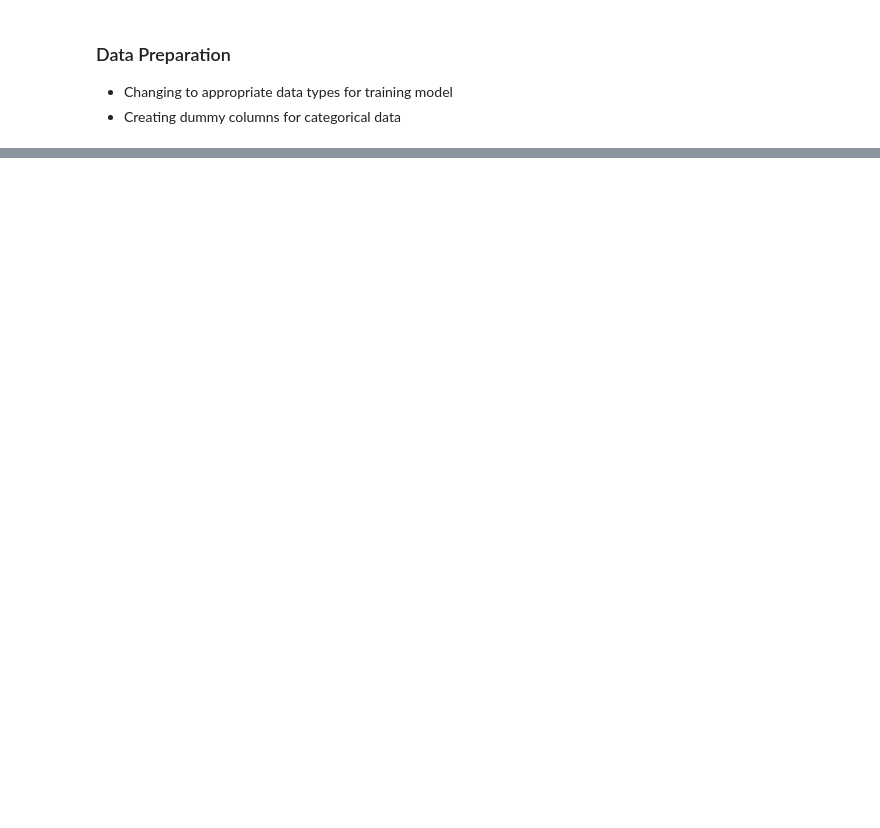
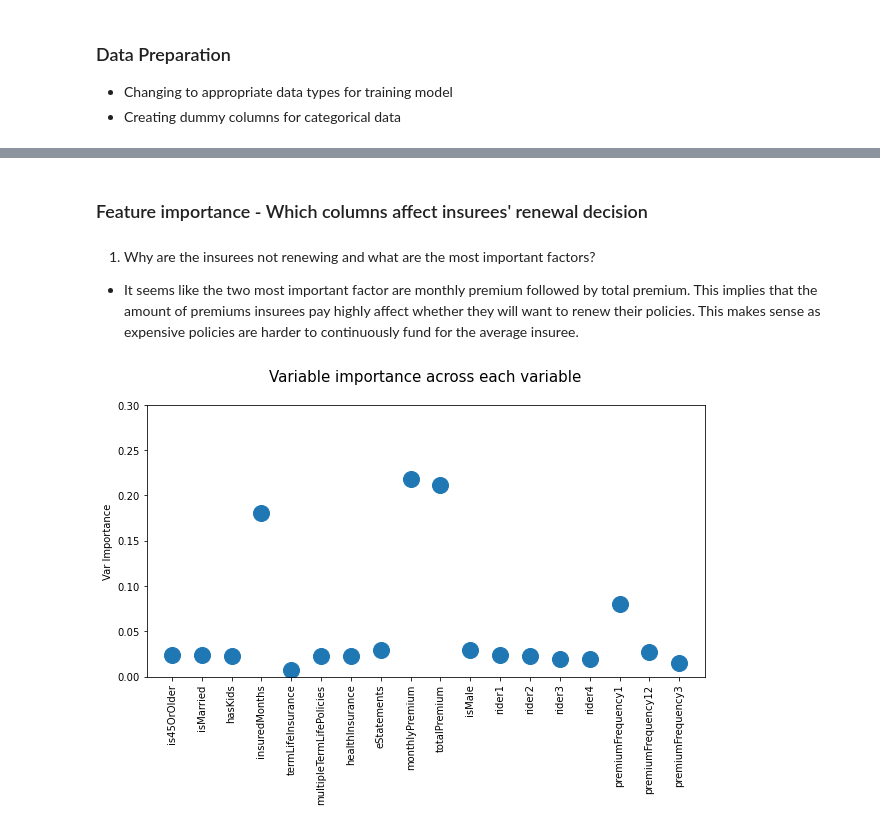
Before and after one commit to tayhuihong/VICA_submission, a Jupyter notebook: task1.ipynb, the cells around one changed output, grey strips where cells are left out. Cells and saved outputs as stored; diff of their text form; code cells hidden in the pictures; blank space fills up the shorter version.

```diff
--- a/task1.ipynb
+++ b/task1.ipynb
@@ -328,0 +409,17 @@ plt.show()
+# %% [markdown]
+### Feature importance - Which columns affect insurees' renewal decision
+# %% [markdown]
+1. Why are the insurees not renewing and what are the most important factors?
+
+* It seems like the two most important factor are monthly premium followed by total premium. This implies that the amount of premiums insurees pay highly affect whether they will want to renew their policies. This makes sense as expensive policies are harder to continuously fund for the average insuree.
+# %%
+#Visualiz feature importance
+fig, ax = plt.subplots(figsize=(10,5))
+plt.plot(rf.feature_importances_, 'o', markersize=16)
+plt.xticks(range(df_features.shape[1]), df_features.columns, rotation=90)
+plt.title('Variable importance across each variable\n', fontsize = '15')
+ax.set_ylabel('Var Importance')
+plt.ylim(0, 0.3)
+plt.show()
+# %% [output]
+[figure, added]
```
Also changed, not shown: parts of 11 cells of this notebook.
